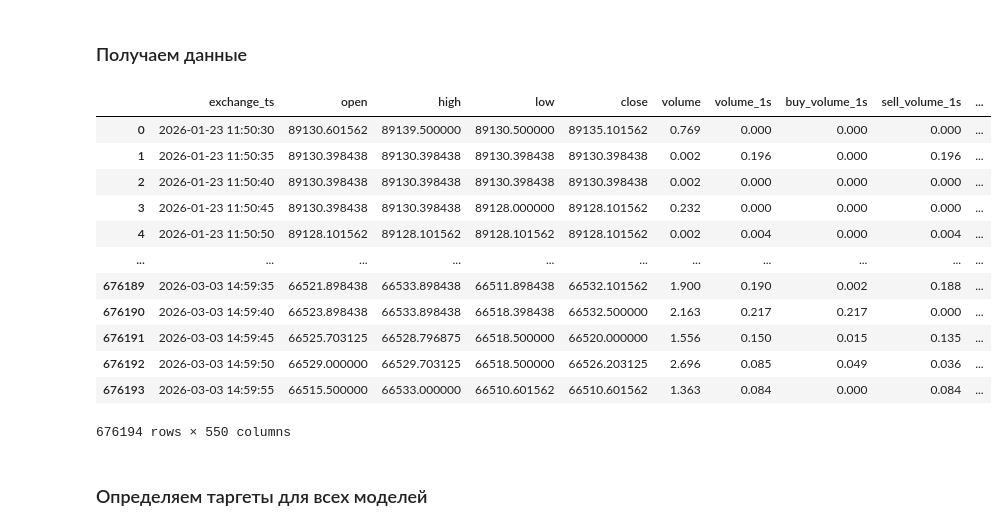
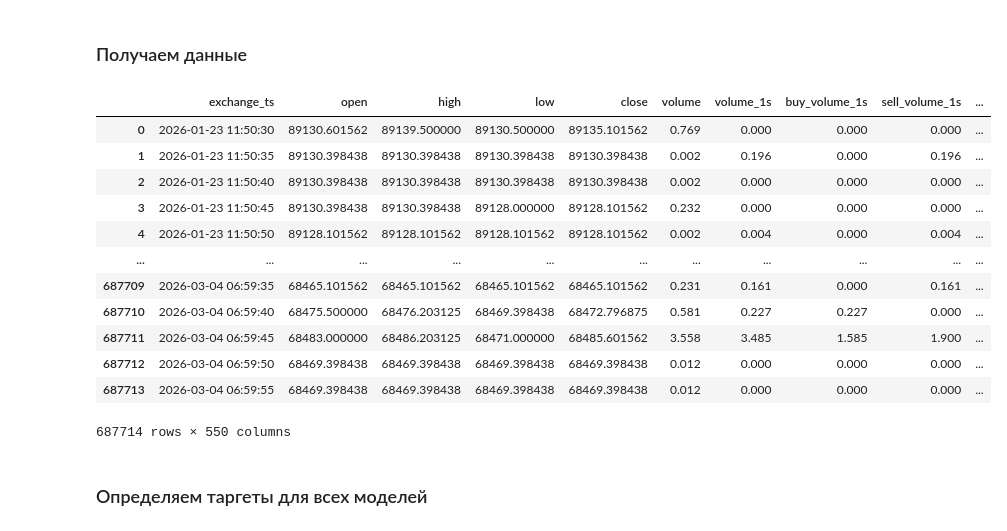
Before and after one commit to GrafikXxxxxxxYyyyyyyyyyy/AlgoTradingSystem_c1, a Jupyter notebook: train_models.ipynb, the cells around one changed output. Drawn from its saved outputs; the diff is of its cells as text; code cells hidden in the pictures.

```diff
--- a/train_models.ipynb
+++ b/train_models.ipynb
@@ -3,28 +3,28 @@
 # %%
 from src.mlcore.dataloader import get_processed_data
 
 raw = get_processed_data(
-    source="local",
+    source="raw",
     symbol="BTCUSDC",
     drop_last=True,
     save_dir="parquets/",
     grid_resolution_ms=5000,
 )
 raw
 # %% [output]
 |  | exchange_ts | open | high | low | close | volume | volume_1s | buy_volume_1s | sell_volume_1s | ... |
 | 0 | 2026-01-23 11:50:30 | 89130.601562 | 89139.500000 | 89130.500000 | 89135.101562 | 0.769 | 0.000 | 0.000 | 0.000 | ... |
 | 1 | 2026-01-23 11:50:35 | 89130.398438 | 89130.398438 | 89130.398438 | 89130.398438 | 0.002 | 0.196 | 0.000 | 0.196 | ... |
 | 2 | 2026-01-23 11:50:40 | 89130.398438 | 89130.398438 | 89130.398438 | 89130.398438 | 0.002 | 0.000 | 0.000 | 0.000 | ... |
 | 3 | 2026-01-23 11:50:45 | 89130.398438 | 89130.398438 | 89128.000000 | 89128.101562 | 0.232 | 0.000 | 0.000 | 0.000 | ... |
 | 4 | 2026-01-23 11:50:50 | 89128.101562 | 89128.101562 | 89128.101562 | 89128.101562 | 0.002 | 0.004 | 0.000 | 0.004 | ... |
 | ... | ... | ... | ... | ... | ... | ... | ... | ... | ... | ... |
-| 676189 | 2026-03-03 14:59:35 | 66521.898438 | 66533.898438 | 66511.898438 | 66532.101562 | 1.900 | 0.190 | 0.002 | 0.188 | ... |
-| 676190 | 2026-03-03 14:59:40 | 66523.898438 | 66533.898438 | 66518.398438 | 66532.500000 | 2.163 | 0.217 | 0.217 | 0.000 | ... |
-| 676191 | 2026-03-03 14:59:45 | 66525.703125 | 66528.796875 | 66518.500000 | 66520.000000 | 1.556 | 0.150 | 0.015 | 0.135 | ... |
-| 676192 | 2026-03-03 14:59:50 | 66529.000000 | 66529.703125 | 66518.500000 | 66526.203125 | 2.696 | 0.085 | 0.049 | 0.036 | ... |
-| 676193 | 2026-03-03 14:59:55 | 66515.500000 | 66533.000000 | 66510.601562 | 66510.601562 | 1.363 | 0.084 | 0.000 | 0.084 | ... |
+| 687709 | 2026-03-04 06:59:35 | 68465.101562 | 68465.101562 | 68465.101562 | 68465.101562 | 0.231 | 0.161 | 0.000 | 0.161 | ... |
+| 687710 | 2026-03-04 06:59:40 | 68475.500000 | 68476.203125 | 68469.398438 | 68472.796875 | 0.581 | 0.227 | 0.227 | 0.000 | ... |
+| 687711 | 2026-03-04 06:59:45 | 68483.000000 | 68486.203125 | 68471.000000 | 68485.601562 | 3.558 | 3.485 | 1.585 | 1.900 | ... |
+| 687712 | 2026-03-04 06:59:50 | 68469.398438 | 68469.398438 | 68469.398438 | 68469.398438 | 0.012 | 0.000 | 0.000 | 0.000 | ... |
+| 687713 | 2026-03-04 06:59:55 | 68469.398438 | 68469.398438 | 68469.398438 | 68469.398438 | 0.012 | 0.000 | 0.000 | 0.000 | ... |
-676194 rows × 550 columns
+687714 rows × 550 columns
 # %% [markdown]
 ### Определяем таргеты для всех моделей
 # %%
```
Also changed, not shown: parts of 5 cells of this notebook, 4 other files.
